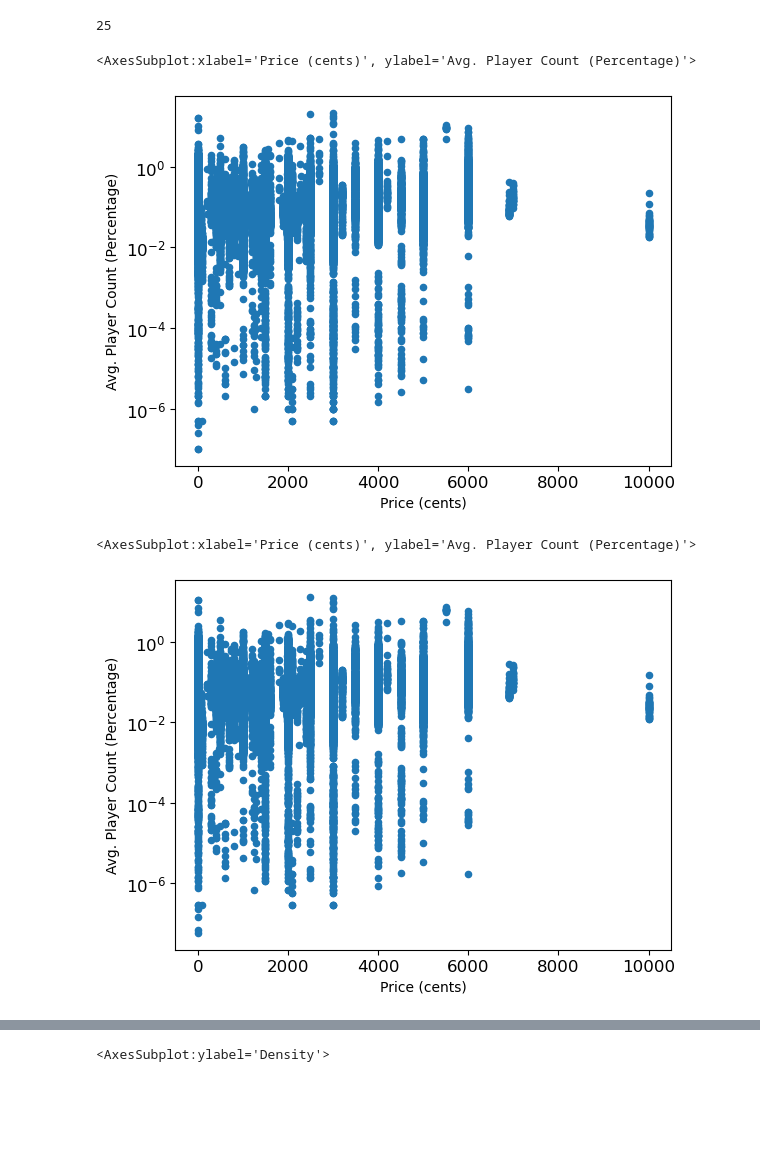
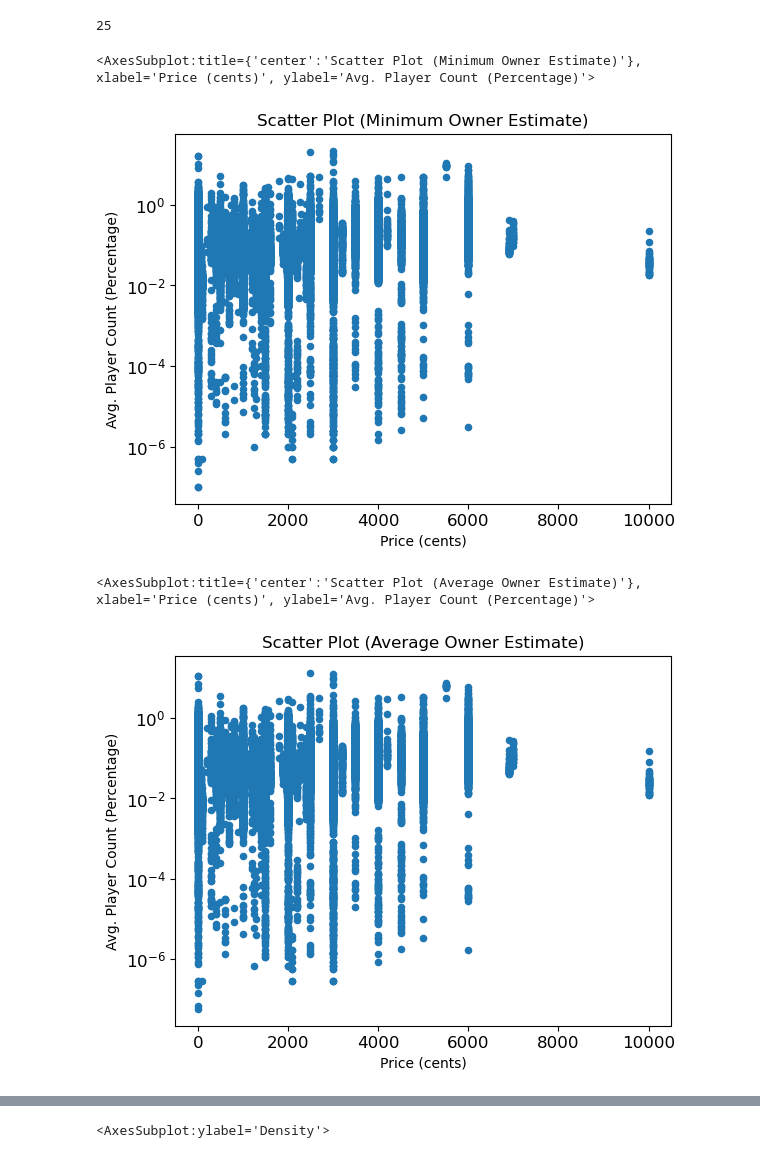
Before and after one commit to mortonjack/Data-Analysis, a Jupyter notebook: graph.ipynb, the cells around one changed output, grey strips where cells are left out. Saved outputs shown, nothing was run; the diff lists cells and outputs as text; code cells hidden in the pictures; blank space fills up the shorter version.

Commit message:
Added labels to graphs

```diff
--- a/graph.ipynb
+++ b/graph.ipynb
@@ -85,21 +85,23 @@ count
 # %%
 df[df["min_owners"] > 30000].plot.scatter(x = "price", y = "min_player_proportion",
                                           logy=True, fontsize=12,
                                           xlabel="Price (cents)",
-                                          ylabel="Avg. Player Count (Percentage)")
+                                          ylabel="Avg. Player Count (Percentage)",
+                                          title="Scatter Plot (Minimum Owner Estimate)")
 # Lower bound of estimated owners
 # %% [output]
-<AxesSubplot:xlabel='Price (cents)', ylabel='Avg. Player Count (Percentage)'>
+<AxesSubplot:title={'center':'Scatter Plot (Minimum Owner Estimate)'}, xlabel='Price (cents)', ylabel='Avg. Player Count (Percentage)'>
-[figure, old version]
+[figure, new version]
 # %%
 df[df["min_owners"] > 30000].plot.scatter(x = "price", y = "avg_player_proportion",
                                           logy=True, fontsize=12,
                                           xlabel="Price (cents)",
-                                          ylabel="Avg. Player Count (Percentage)")
+                                          ylabel="Avg. Player Count (Percentage)",
+                                          title="Scatter Plot (Average Owner Estimate)")
 # Average estimated owners
 # %% [output]
-<AxesSubplot:xlabel='Price (cents)', ylabel='Avg. Player Count (Percentage)'>
+<AxesSubplot:title={'center':'Scatter Plot (Average Owner Estimate)'}, xlabel='Price (cents)', ylabel='Avg. Player Count (Percentage)'>
-[figure, old version]
+[figure, new version]
 # %%
 df[df["min_owners"] > 30000].plot.scatter(x = "price", y = "max_player_proportion",
                                           logy=True, fontsize=12,
```
Also changed, not shown: parts of 10 cells of this notebook.
